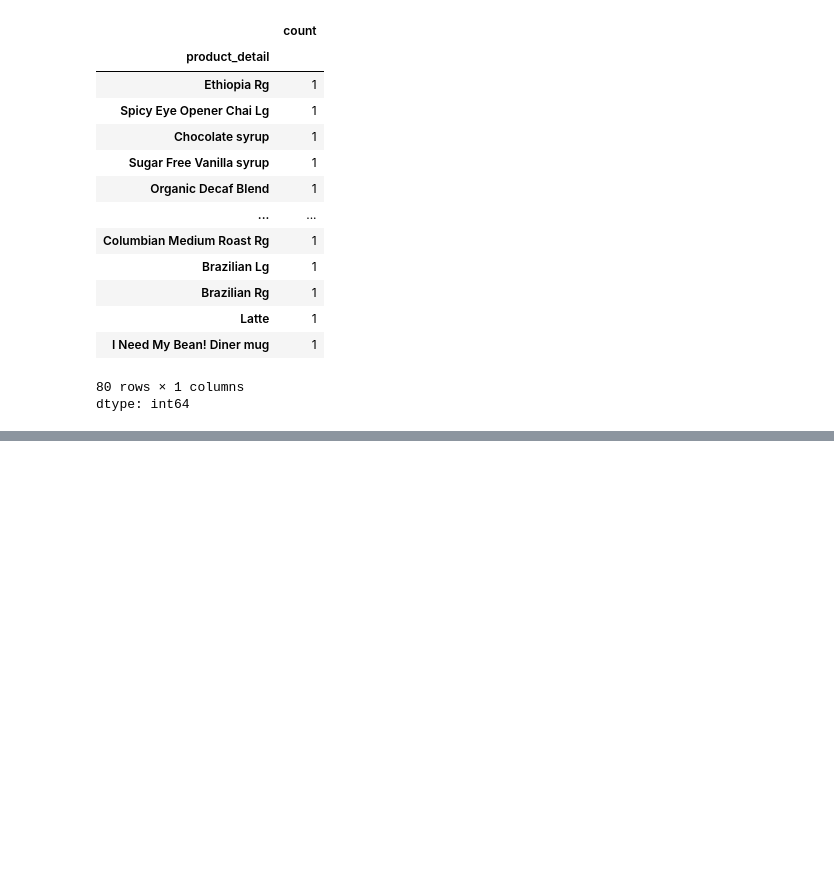
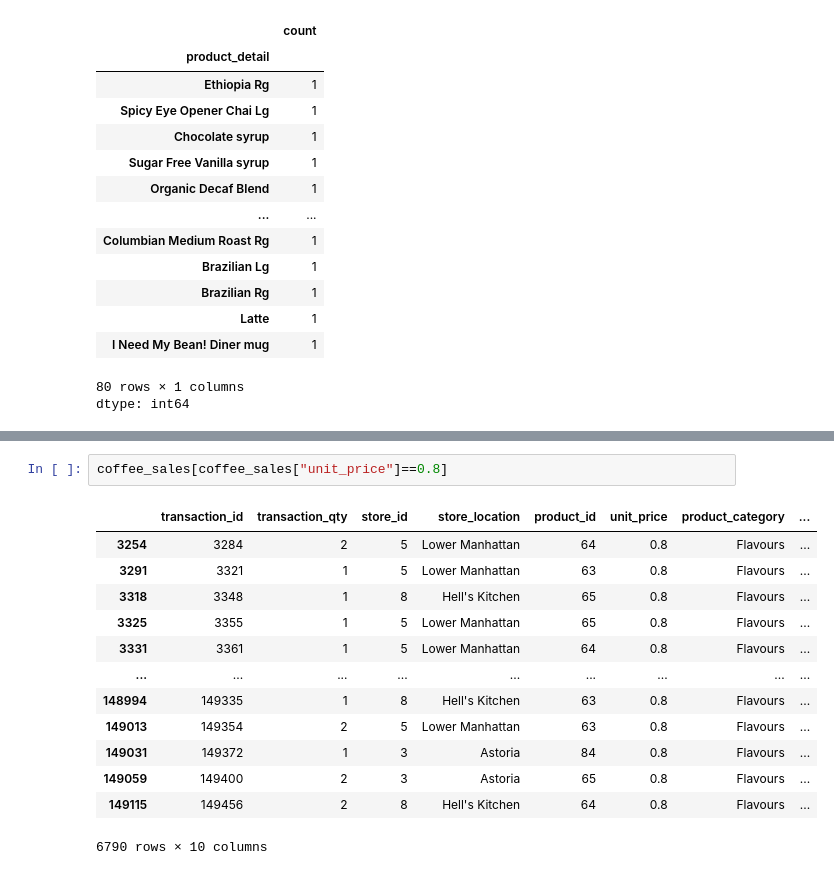
Before and after one commit to eddieisoffline/Portfolio-Data-Science, a Jupyter notebook: cafe/notebook/notebook.ipynb, the cells around one changed output, grey strips where cells are left out. Saved outputs shown, nothing was run; the diff lists cells and outputs as text; blank space fills up the shorter version.

```diff
--- a/cafe/notebook/notebook.ipynb
+++ b/cafe/notebook/notebook.ipynb
@@ -81,0 +110,16 @@ dtype: int64
+# %%
+coffee_sales[coffee_sales["unit_price"]==0.8]
+# %% [output]
+|  | transaction_id | transaction_qty | store_id | store_location | product_id | unit_price | product_category | ... |
+| 3254 | 3284 | 2 | 5 | Lower Manhattan | 64 | 0.8 | Flavours | ... |
+| 3291 | 3321 | 1 | 5 | Lower Manhattan | 63 | 0.8 | Flavours | ... |
+| 3318 | 3348 | 1 | 8 | Hell's Kitchen | 65 | 0.8 | Flavours | ... |
+| 3325 | 3355 | 1 | 5 | Lower Manhattan | 65 | 0.8 | Flavours | ... |
+| 3331 | 3361 | 1 | 5 | Lower Manhattan | 64 | 0.8 | Flavours | ... |
+| ... | ... | ... | ... | ... | ... | ... | ... | ... |
+| 148994 | 149335 | 1 | 8 | Hell's Kitchen | 63 | 0.8 | Flavours | ... |
+| 149013 | 149354 | 2 | 5 | Lower Manhattan | 63 | 0.8 | Flavours | ... |
+| 149031 | 149372 | 1 | 3 | Astoria | 84 | 0.8 | Flavours | ... |
+| 149059 | 149400 | 2 | 3 | Astoria | 65 | 0.8 | Flavours | ... |
+| 149115 | 149456 | 2 | 8 | Hell's Kitchen | 64 | 0.8 | Flavours | ... |
+6790 rows × 10 columns
```
Also changed, not shown: parts of 10 cells of this notebook.
